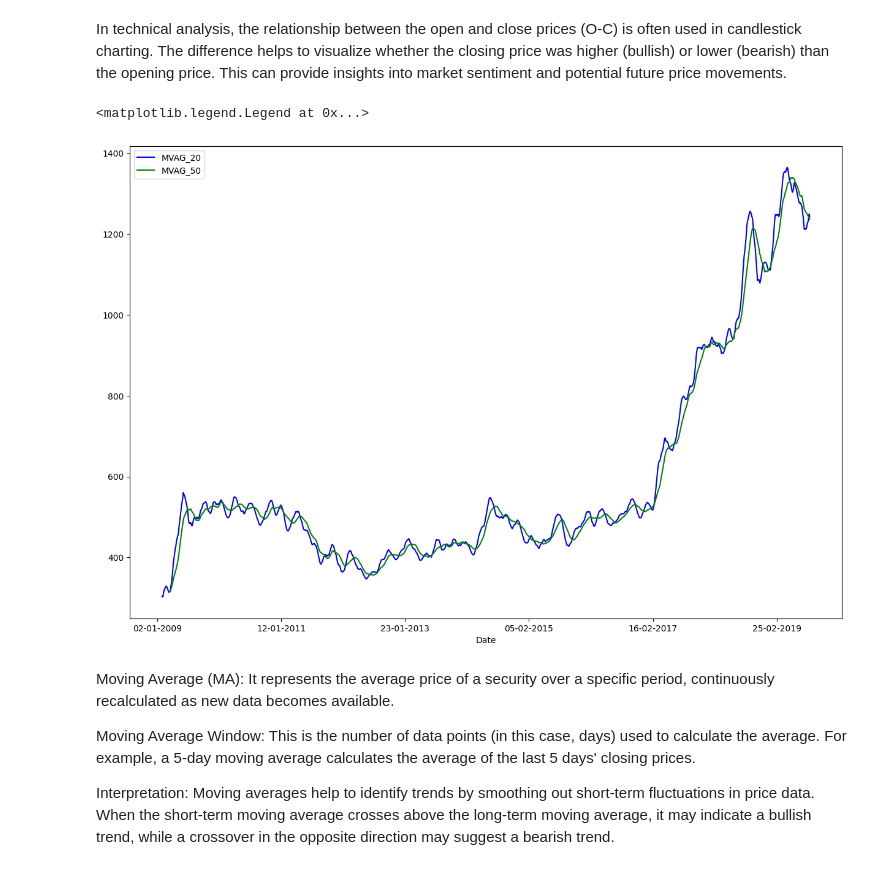
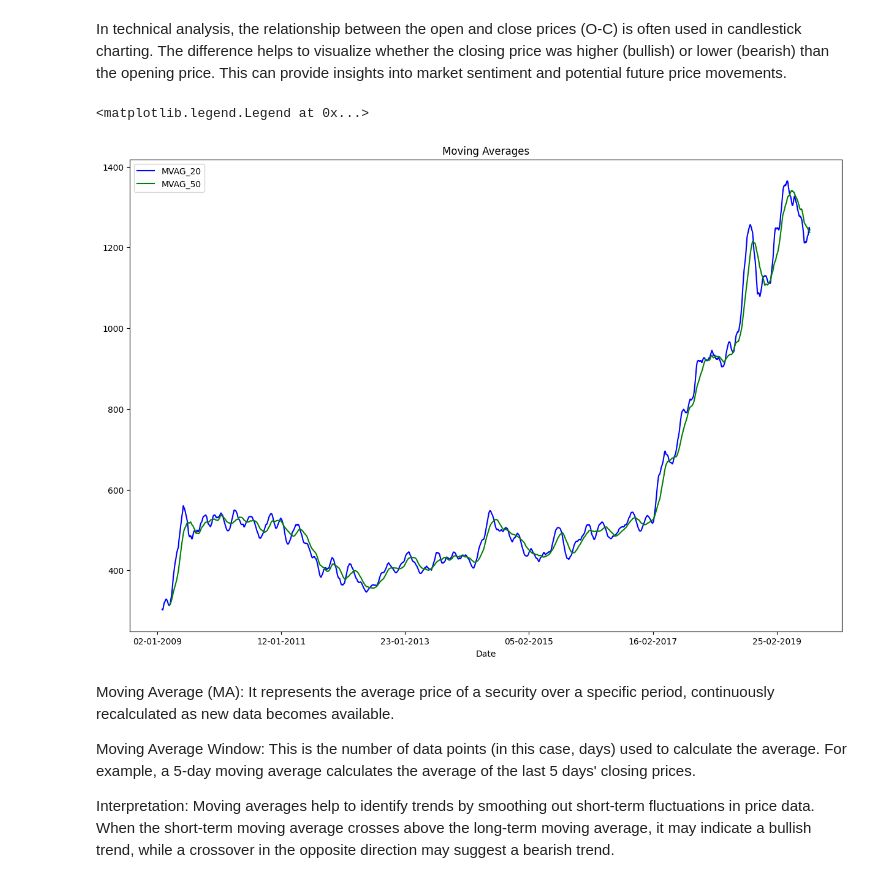
Before and after one commit to sahilgarg2814/avisoft, a Jupyter notebook: weekly_assignment/weakly_assignment7.ipynb, the cells around one changed output. Saved outputs shown, nothing was run; the diff lists cells and outputs as text; code cells hidden in the pictures.

```diff
--- a/weekly_assignment/weakly_assignment7.ipynb
+++ b/weekly_assignment/weakly_assignment7.ipynb
@@ -55,14 +55,15 @@ In technical analysis, the relationship between the open and close prices (O-C)
 dataframe_reliance_stock_price['moving_average_20'] = dataframe_reliance_stock_price['Close'].rolling(window=20).mean()
 dataframe_reliance_stock_price['moving_average_50'] = dataframe_reliance_stock_price['Close'].rolling(window=50).mean()
 # %%
-#dataframe_reliance_stock_price['Close'].plot(label='Reliance', figsize=(15,10), title='Closing Price vs Moving Average', color='red', linewidth=1.0, grid=True)
+# plotting the moving average of 20 and 50 to find crossover pts.
 plt.figure(figsize=(15,10))
 dataframe_reliance_stock_price['moving_average_20'].plot(label='MVAG_20', color='blue')
 dataframe_reliance_stock_price['moving_average_50'].plot(label='MVAG_50', color='green')
+plt.title("Moving Averages")
 plt.legend()
 # %% [output]
 <matplotlib.legend.Legend at 0x...>
-[figure, old version]
+[figure, new version]
 # %% [markdown]
 Moving Average (MA): It represents the average price of a security over a specific period, continuously recalculated as new data becomes available.
 
```
Also changed, not shown: parts of 1 cell of this notebook.
